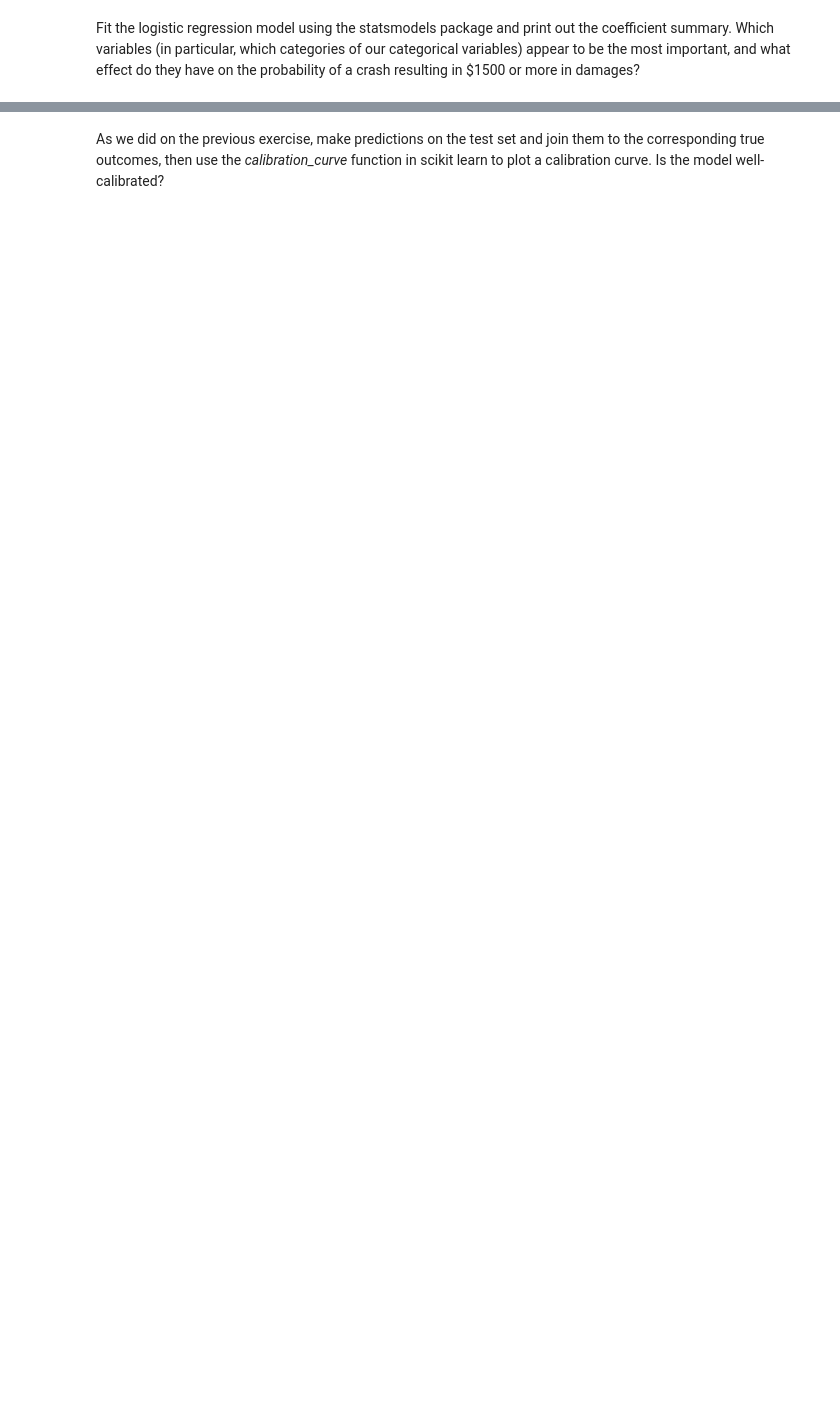
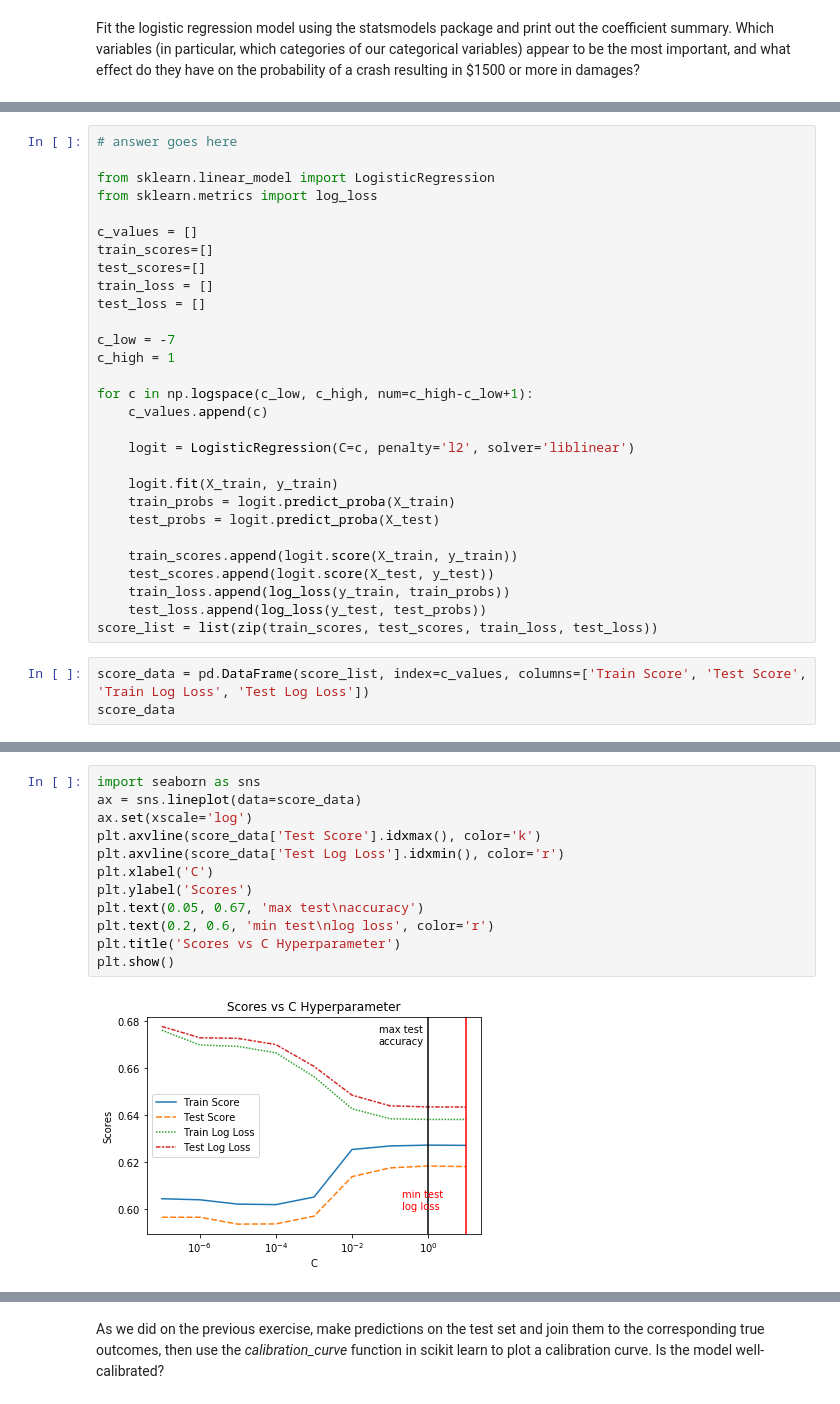
Before and after one commit to thinkful-dsi-cassowary/dsi3_student_pair_work, a Jupyter notebook: Coby/24_02_Day 24 Lecture 2 Assignment.ipynb, the cells around one changed output, grey strips where cells are left out. Saved outputs shown, nothing was run; the diff lists cells and outputs as text; blank space fills up the shorter version.

```diff
--- a/Coby/24_02_Day 24 Lecture 2 Assignment.ipynb
+++ b/Coby/24_02_Day 24 Lecture 2 Assignment.ipynb
@@ -64,0 +304,32 @@ Fit the logistic regression model using the statsmodels package and print out th
+# %%
+# answer goes here
+
+from sklearn.linear_model import LogisticRegression
+from sklearn.metrics import log_loss
+
+c_values = []
+train_scores=[]
+test_scores=[]
+train_loss = []
+test_loss = []
+
+c_low = -7
+c_high = 1
+
+for c in np.logspace(c_low, c_high, num=c_high-c_low+1):
+    c_values.append(c)
+
+    logit = LogisticRegression(C=c, penalty='l2', solver='liblinear')
+
+    logit.fit(X_train, y_train)
+    train_probs = logit.predict_proba(X_train)
+    test_probs = logit.predict_proba(X_test)
+
+    train_scores.append(logit.score(X_train, y_train))
+    test_scores.append(logit.score(X_test, y_test))
+    train_loss.append(log_loss(y_train, train_probs))
+    test_loss.append(log_loss(y_test, test_probs))
+score_list = list(zip(train_scores, test_scores, train_loss, test_loss))
+# %%
+score_data = pd.DataFrame(score_list, index=c_values, columns=['Train Score', 'Test Score', 'Train Log Loss', 'Test Log Loss'])
+score_data
@@ -64,0 +347,14 @@ Fit the logistic regression model using the statsmodels package and print out th
+# %%
+import seaborn as sns
+ax = sns.lineplot(data=score_data)
+ax.set(xscale='log')
+plt.axvline(score_data['Test Score'].idxmax(), color='k')
+plt.axvline(score_data['Test Log Loss'].idxmin(), color='r')
+plt.xlabel('C')
+plt.ylabel('Scores')
+plt.text(0.05, 0.67, 'max test\naccuracy')
+plt.text(0.2, 0.6, 'min test\nlog loss', color='r')
+plt.title('Scores vs C Hyperparameter')
+plt.show()
+# %% [output]
+[figure, added]
```
Also changed, not shown: parts of 28 cells of this notebook.
